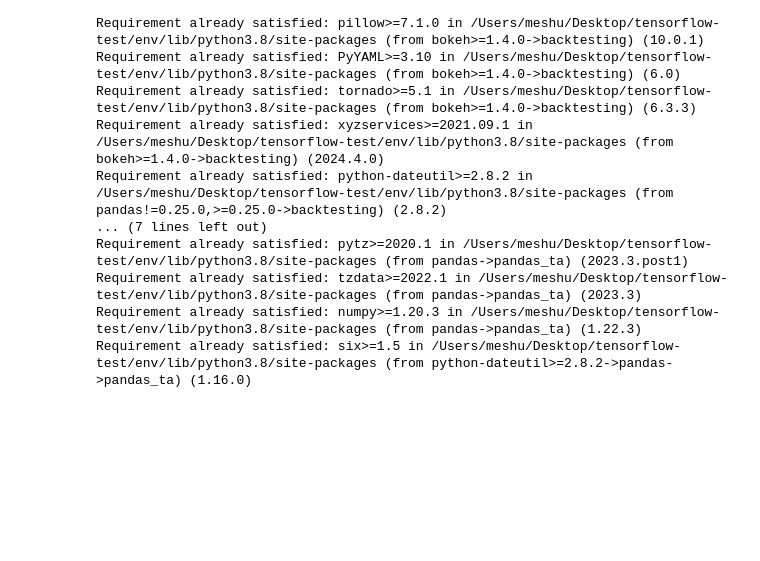
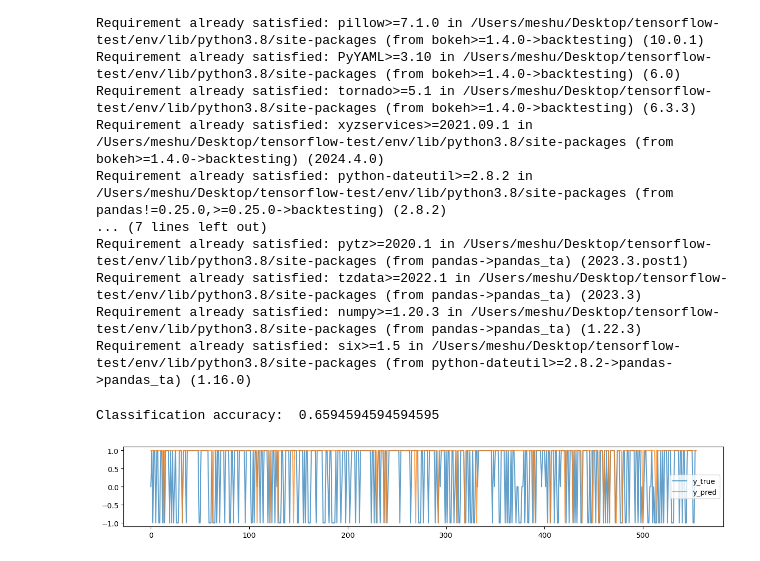
Before and after one commit to meshudn/Knn-trading-model, a Jupyter notebook: svm-model.ipynb, the cells around one changed output. Cells and saved outputs as stored; diff of their text form; code cells hidden in the pictures; blank space fills up the shorter version.

```diff
--- a/svm-model.ipynb
+++ b/svm-model.ipynb
@@ -88,3 +88,5 @@ data['X_MOM'] = data.Close.pct_change(periods=2)
 data['X_BB_upper'] = (upper - close) / close
 data['X_BB_lower'] = (lower - close) / close
 data['X_BB_width'] = (upper - lower) / close
+# %%
+data = data.dropna().astype(float)
@@ -90,0 +95,14 @@ data['X_BB_width'] = (upper - lower) / close
+# %%
+from sklearn.model_selection import train_test_split
+from sklearn import svm
+X, y = get_clean_Xy(data)
+X_train, X_test, y_train, y_test = train_test_split(X, y, test_size=.2, random_state=0)
+clfsvm = svm.SVC()
+clfsvm.fit(X_train, y_train)
+y_pred = clfsvm.predict(X_test)
+
+_ = pd.DataFrame({'y_true': y_test, 'y_pred': y_pred}).plot(figsize=(15, 2), alpha=.7)
+print('Classification accuracy: ', np.mean(y_test == y_pred))
+# %% [output]
+Classification accuracy:  0.6594594594594595
+[figure, added]
```
Also changed, not shown: parts of 1 cell of this notebook.
